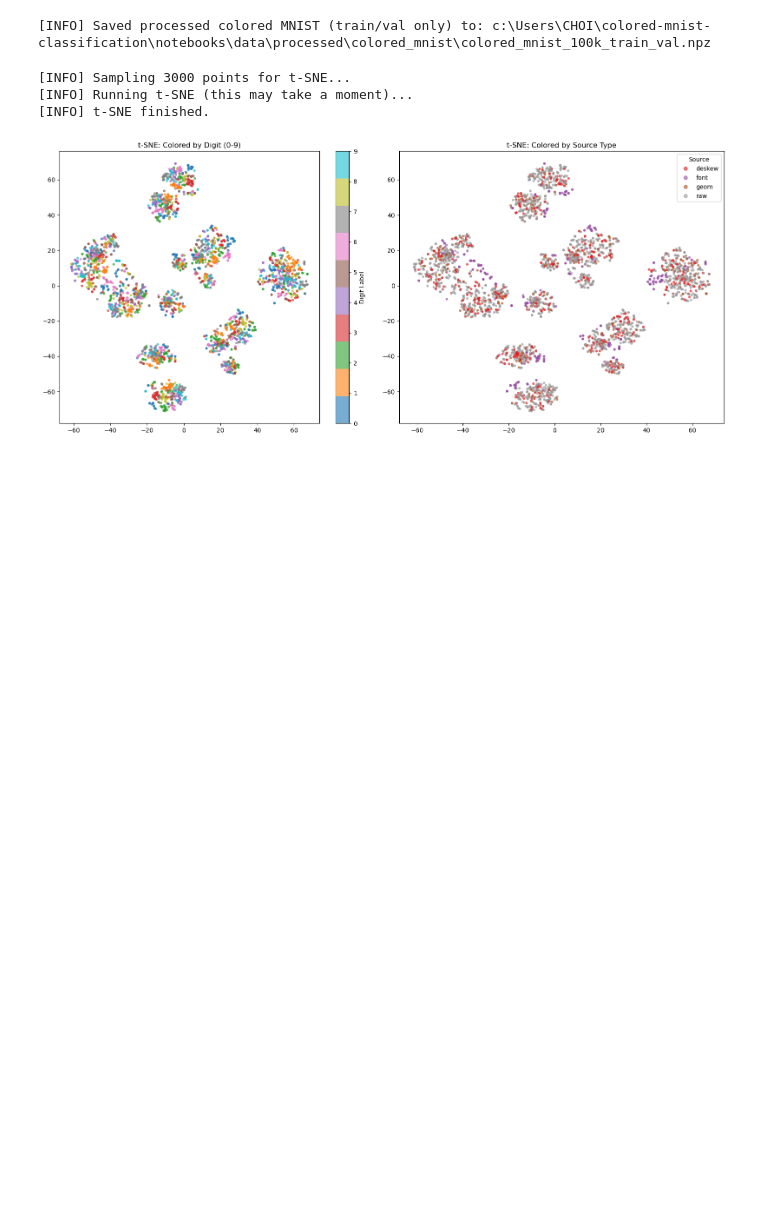
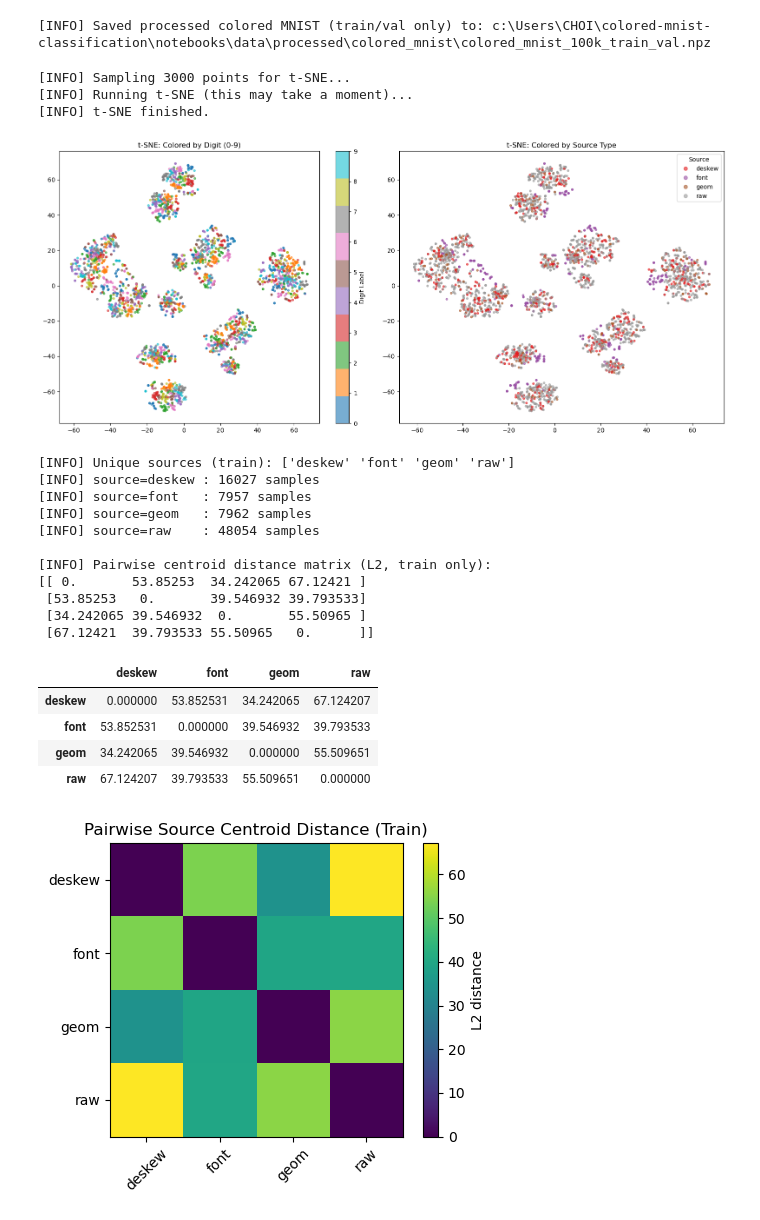
Before and after one commit to ML-SSU-2025/colored-mnist-classification, a Jupyter notebook: notebooks/01_preprocessing_colored_mnist.ipynb, the cells around one changed output. Cells and saved outputs as stored; diff of their text form; code cells hidden in the pictures; blank space fills up the shorter version.

```diff
--- a/notebooks/01_preprocessing_colored_mnist.ipynb
+++ b/notebooks/01_preprocessing_colored_mnist.ipynb
@@ -1092,3 +1092,57 @@ plot_tsne_check(X_train, y_digit_train, source_train, n_samples=3000)
 [INFO] Running t-SNE (this may take a moment)...
 [INFO] t-SNE finished.
 [figure]
+# %%
+# ======================================
+# Cell 12. Source-wise centroid & pairwise distance (L2, train only)
+# ======================================
+
+unique_src = np.unique(source_train)
+print("[INFO] Unique sources (train):", unique_src)
+
+centroids = {}
+for s in unique_src:
+    idx = np.where(source_train == s)[0]
+    centroids[s] = X_train[idx].mean(axis=0)
+    print(f"[INFO] source={s:6s} : {len(idx)} samples")
+
+K = len(unique_src)
+dist_matrix = np.zeros((K, K), dtype=np.float32)
+
+for i, si in enumerate(unique_src):
+    for j, sj in enumerate(unique_src):
+        diff = centroids[si] - centroids[sj]
+        dist_matrix[i, j] = np.sqrt(np.sum(diff * diff))
+
+print("\n[INFO] Pairwise centroid distance matrix (L2, train only):")
+print(dist_matrix)
+
+df_dist = pd.DataFrame(dist_matrix, index=unique_src, columns=unique_src)
+display(df_dist)
+
+plt.figure(figsize=(5, 4))
+plt.imshow(dist_matrix, interpolation="nearest")
+plt.colorbar(label="L2 distance")
+plt.xticks(np.arange(K), unique_src, rotation=45)
+plt.yticks(np.arange(K), unique_src)
+plt.title("Pairwise Source Centroid Distance (Train)")
+plt.tight_layout()
+plt.show()
+# %% [output]
+[INFO] Unique sources (train): ['deskew' 'font' 'geom' 'raw']
+[INFO] source=deskew : 16027 samples
+[INFO] source=font   : 7957 samples
+[INFO] source=geom   : 7962 samples
+[INFO] source=raw    : 48054 samples
+
+[INFO] Pairwise centroid distance matrix (L2, train only):
+[[ 0.       53.85253  34.242065 67.12421 ]
+ [53.85253   0.       39.546932 39.793533]
+ [34.242065 39.546932  0.       55.50965 ]
+ [67.12421  39.793533 55.50965   0.      ]]
+|  | deskew | font | geom | raw |
+| deskew | 0.000000 | 53.852531 | 34.242065 | 67.124207 |
+| font | 53.852531 | 0.000000 | 39.546932 | 39.793533 |
+| geom | 34.242065 | 39.546932 | 0.000000 | 55.509651 |
+| raw | 67.124207 | 39.793533 | 55.509651 | 0.000000 |
+[figure, added]
```
Also changed, not shown: parts of 2 cells of this notebook.
